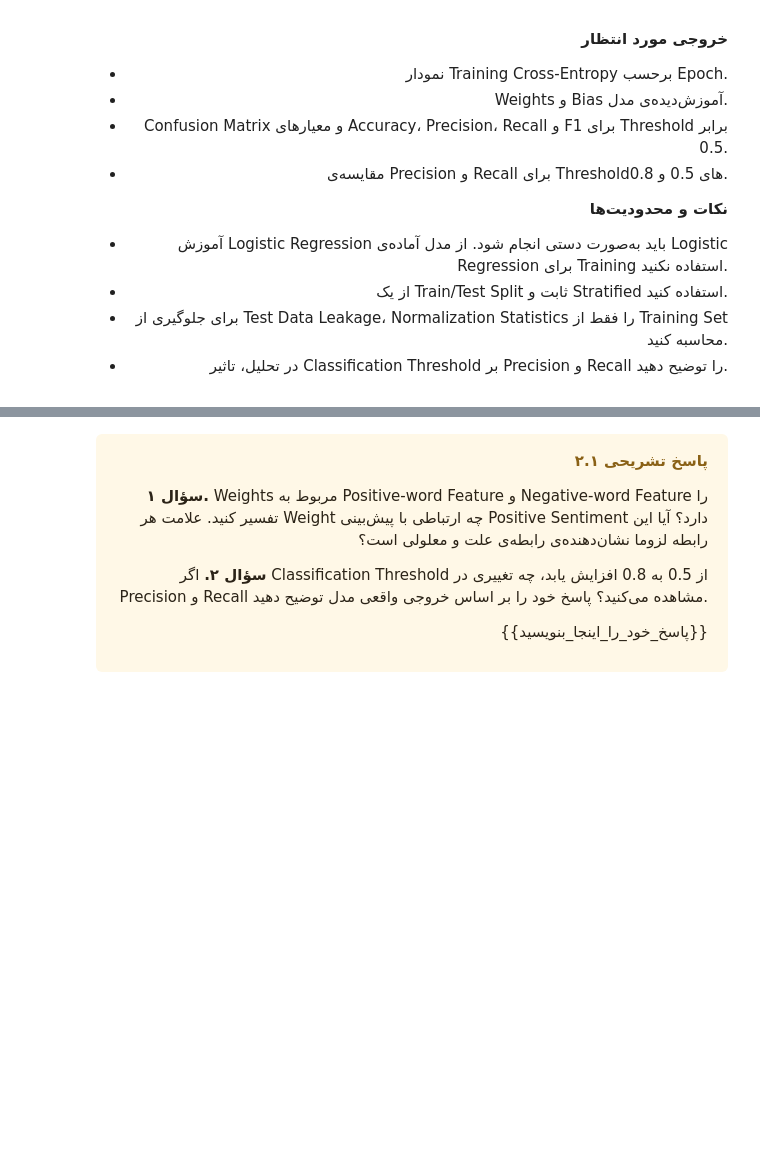
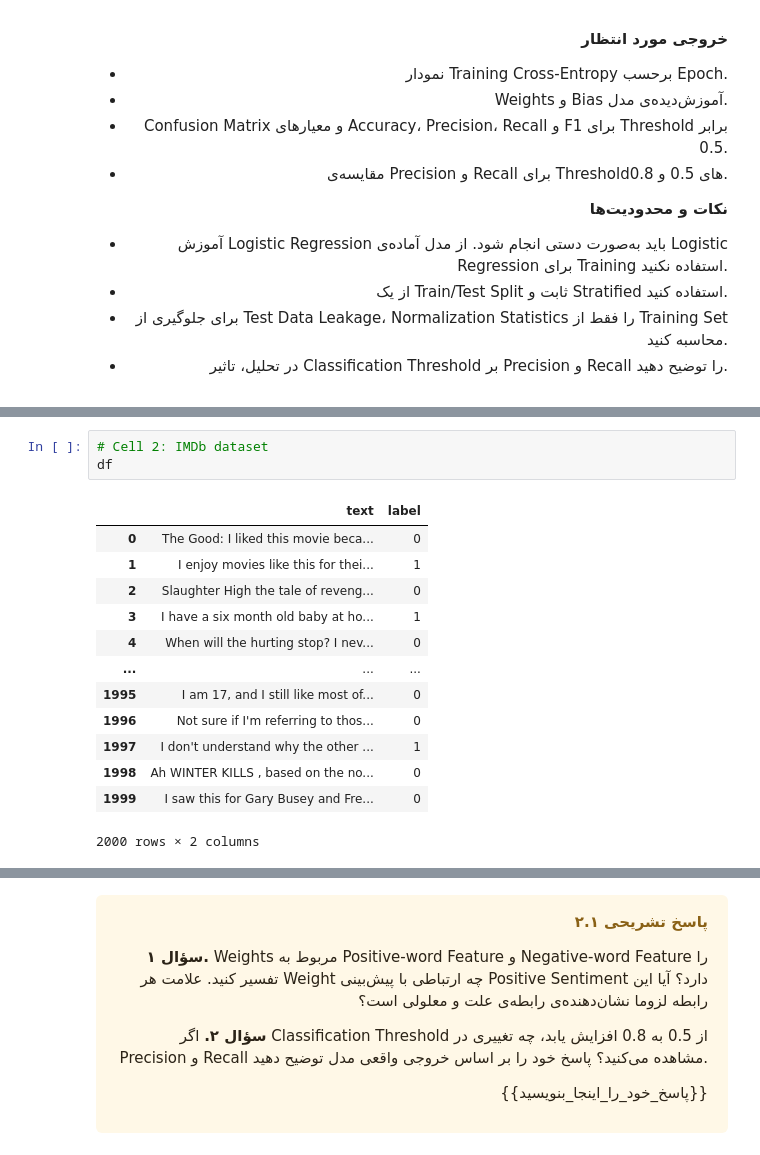
Before and after one commit to ILoveBacteria/nlp-homework, a Jupyter notebook: hw2/NLP_CA2.ipynb, the cells around one changed output, grey strips where cells are left out. Drawn from its saved outputs; the diff is of its cells as text; blank space fills up the shorter version.

```diff
--- a/hw2/NLP_CA2.ipynb
+++ b/hw2/NLP_CA2.ipynb
@@ -1396,0 +1480,17 @@ FileNotFoundError: [Errno 2] No such file or directory: 'datasets/imdb_2k.csv'
+# %%
+# Cell 2: IMDb dataset
+df
+# %% [output]
+|  | text | label |
+| 0 | The Good: I liked this movie beca... | 0 |
+| 1 | I enjoy movies like this for thei... | 1 |
+| 2 | Slaughter High the tale of reveng... | 0 |
+| 3 | I have a six month old baby at ho... | 1 |
+| 4 | When will the hurting stop? I nev... | 0 |
+| ... | ... | ... |
+| 1995 | I am 17, and I still like most of... | 0 |
+| 1996 | Not sure if I'm referring to thos... | 0 |
+| 1997 | I don't understand why the other ... | 1 |
+| 1998 | Ah WINTER KILLS , based on the no... | 0 |
+| 1999 | I saw this for Gary Busey and Fre... | 0 |
+2000 rows × 2 columns
```
Also changed, not shown: parts of 15 cells of this notebook.
